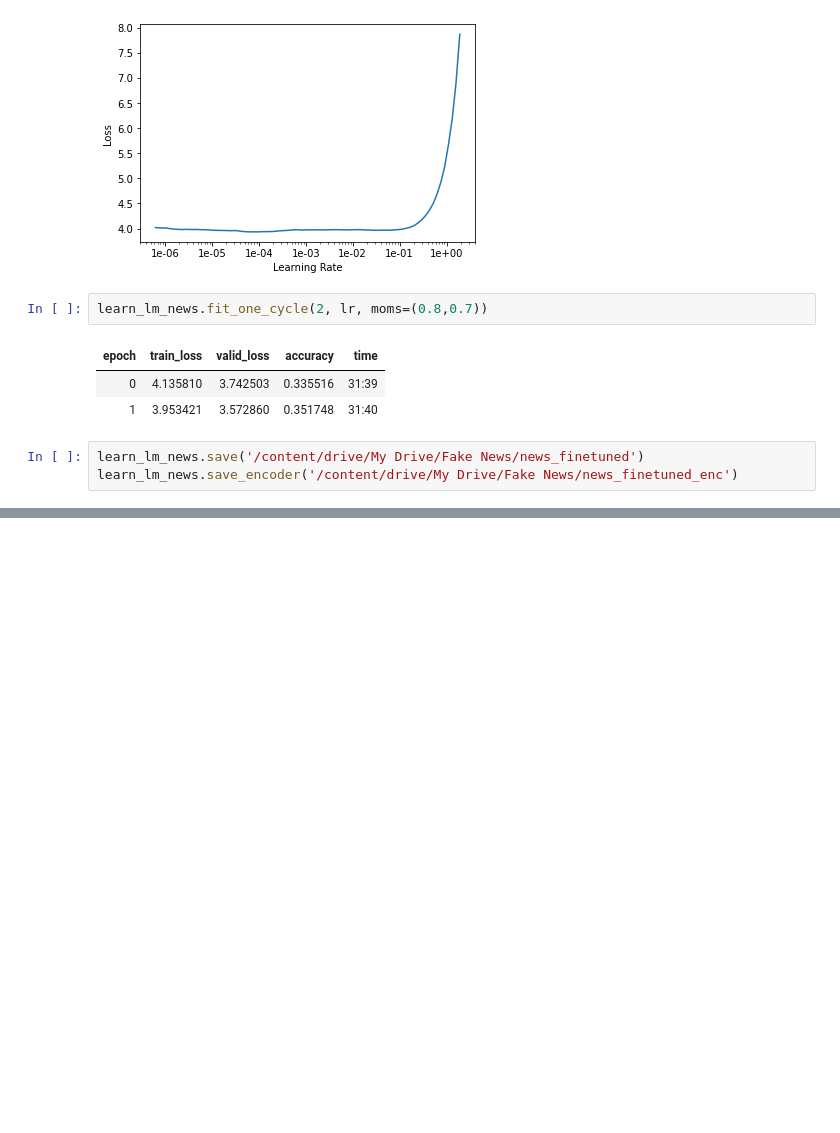
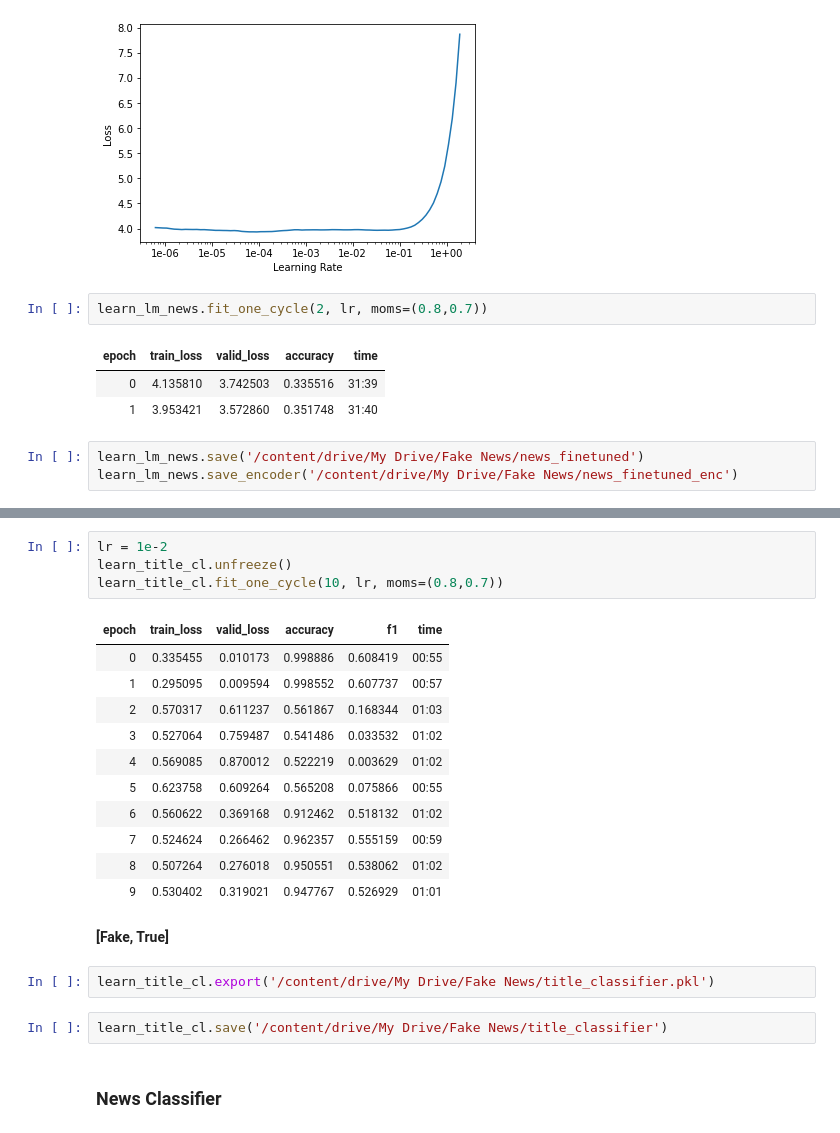
Before and after one commit to deep1401/TSEC_Fake_news, a Jupyter notebook: Fake_news.ipynb, the cells around one changed output, grey strips where cells are left out. Saved outputs shown, nothing was run; the diff lists cells and outputs as text; blank space fills up the shorter version.

```diff
--- a/Fake_news.ipynb
+++ b/Fake_news.ipynb
@@ -173,0 +214,24 @@ learn_lm_news.save_encoder('/content/drive/My Drive/Fake News/news_finetuned_enc
+# %%
+lr = 1e-2
+learn_title_cl.unfreeze()
+learn_title_cl.fit_one_cycle(10, lr, moms=(0.8,0.7))
+# %% [output]
+| epoch | train_loss | valid_loss | accuracy | f1 | time |
+| 0 | 0.335455 | 0.010173 | 0.998886 | 0.608419 | 00:55 |
+| 1 | 0.295095 | 0.009594 | 0.998552 | 0.607737 | 00:57 |
+| 2 | 0.570317 | 0.611237 | 0.561867 | 0.168344 | 01:03 |
+| 3 | 0.527064 | 0.759487 | 0.541486 | 0.033532 | 01:02 |
+| 4 | 0.569085 | 0.870012 | 0.522219 | 0.003629 | 01:02 |
+| 5 | 0.623758 | 0.609264 | 0.565208 | 0.075866 | 00:55 |
+| 6 | 0.560622 | 0.369168 | 0.912462 | 0.518132 | 01:02 |
+| 7 | 0.524624 | 0.266462 | 0.962357 | 0.555159 | 00:59 |
+| 8 | 0.507264 | 0.276018 | 0.950551 | 0.538062 | 01:02 |
+| 9 | 0.530402 | 0.319021 | 0.947767 | 0.526929 | 01:01 |
+# %% [markdown]
+**[Fake, True]**
+# %%
+learn_title_cl.export('/content/drive/My Drive/Fake News/title_classifier.pkl')
+# %%
+learn_title_cl.save('/content/drive/My Drive/Fake News/title_classifier')
+# %% [markdown]
+### News Classifier
```
Also changed, not shown: parts of 19 cells of this notebook.
